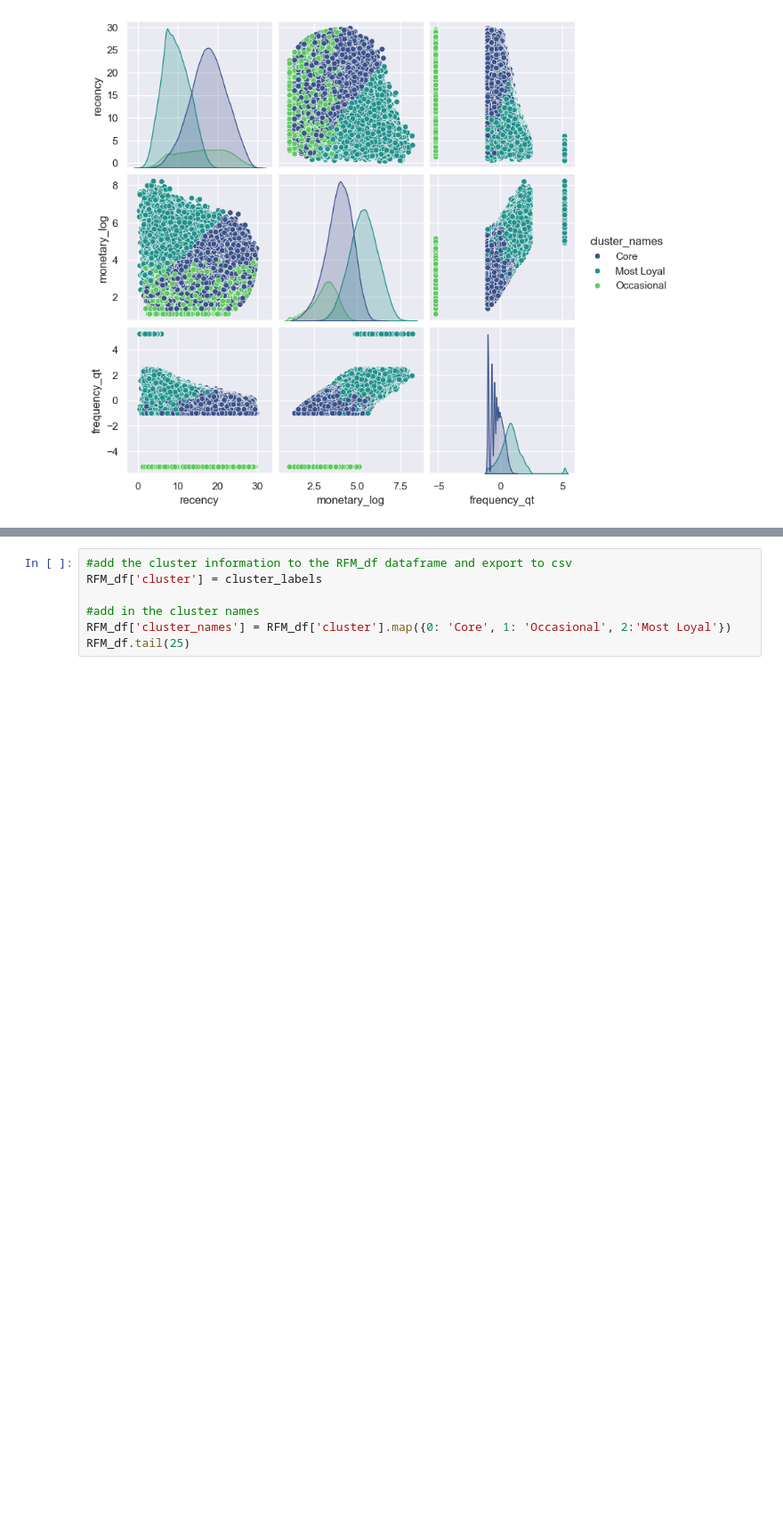
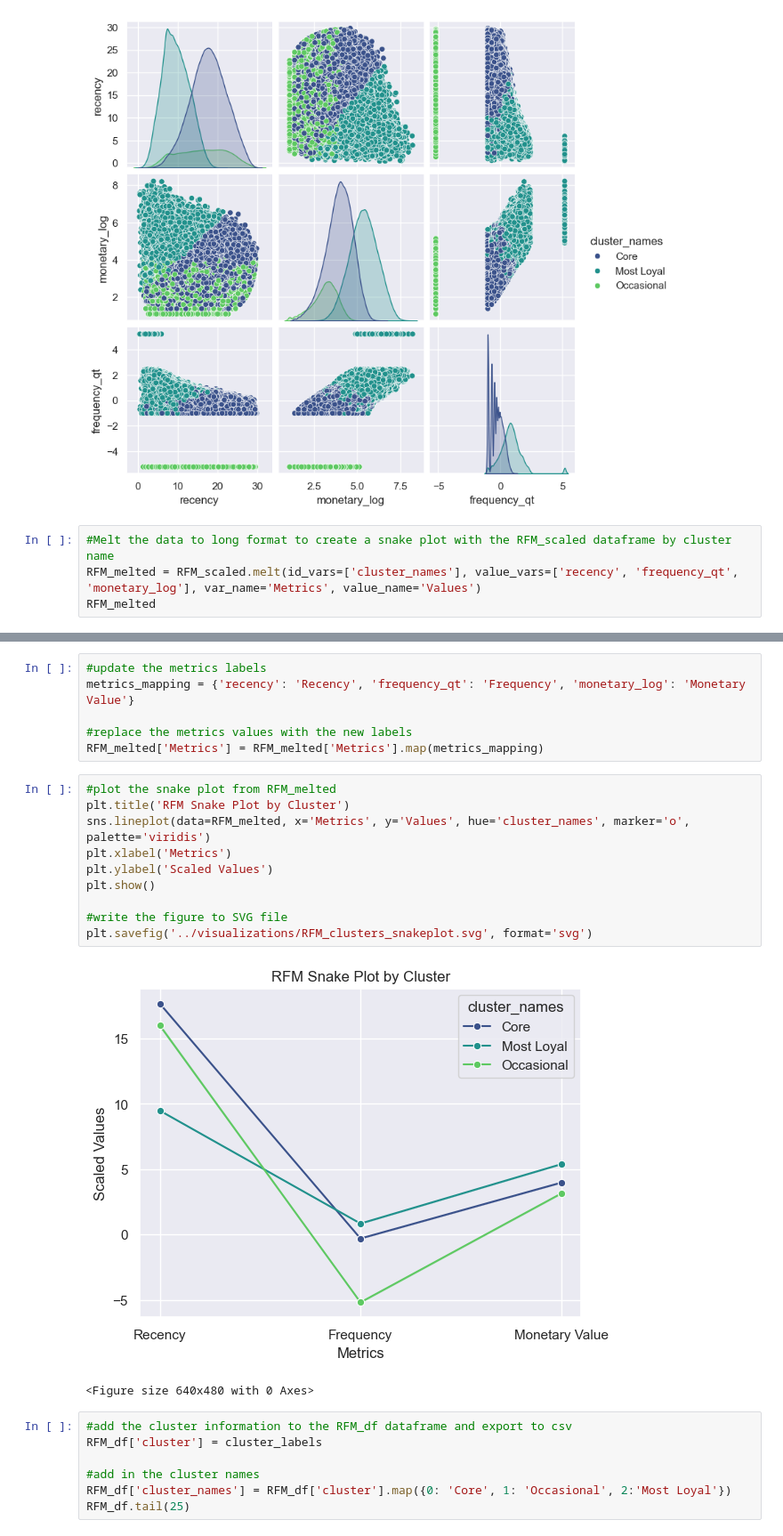
Before and after one commit to lmgaines30/Instacart_Customer_Basket_Analysis, a Jupyter notebook: notebooks/03_Instacart_customer_segmentation.ipynb, the cells around one changed output, grey strips where cells are left out. Shown at 89% size. Saved outputs shown, nothing was run; the diff lists cells and outputs as text; blank space fills up the shorter version.

```diff
--- a/notebooks/03_Instacart_customer_segmentation.ipynb
+++ b/notebooks/03_Instacart_customer_segmentation.ipynb
@@ -559,3 +559,7 @@ sns.pairplot(data=RFM_scaled.drop(columns=['cluster']), hue='cluster_names', pal
 plt.savefig('../visualizations/RFM_clusters_pairplot.svg', format='svg')
 # %% [output]
 [figure]
+# %%
+#Melt the data to long format to create a snake plot with the RFM_scaled dataframe by cluster name
+RFM_melted = RFM_scaled.melt(id_vars=['cluster_names'], value_vars=['recency', 'frequency_qt', 'monetary_log'], var_name='Metrics', value_name='Values')
+RFM_melted
@@ -562,3 +580,22 @@ plt.savefig('../visualizations/RFM_clusters_pairplot.svg', format='svg')
+# %%
+#update the metrics labels
+metrics_mapping = {'recency': 'Recency', 'frequency_qt': 'Frequency', 'monetary_log': 'Monetary Value'}
+
+#replace the metrics values with the new labels
+RFM_melted['Metrics'] = RFM_melted['Metrics'].map(metrics_mapping)
+# %%
+#plot the snake plot from RFM_melted
+plt.title('RFM Snake Plot by Cluster')
+sns.lineplot(data=RFM_melted, x='Metrics', y='Values', hue='cluster_names', marker='o', palette='viridis')
+plt.xlabel('Metrics')
+plt.ylabel('Scaled Values')
+plt.show()
+
+#write the figure to SVG file
+plt.savefig('../visualizations/RFM_clusters_snakeplot.svg', format='svg')
+# %% [output]
+[figure, added]
+<Figure size 640x480 with 0 Axes>
 # %%
 #add the cluster information to the RFM_df dataframe and export to csv
 RFM_df['cluster'] = cluster_labels
```
Also changed, not shown: parts of 1 cell of this notebook.
